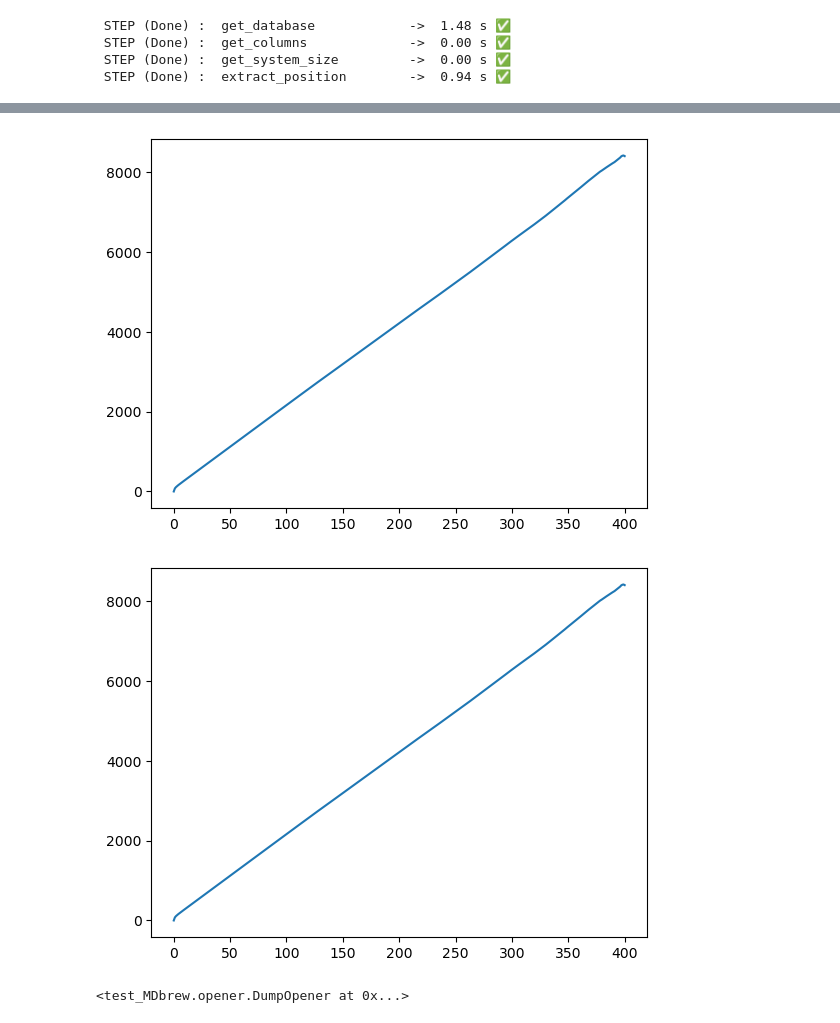
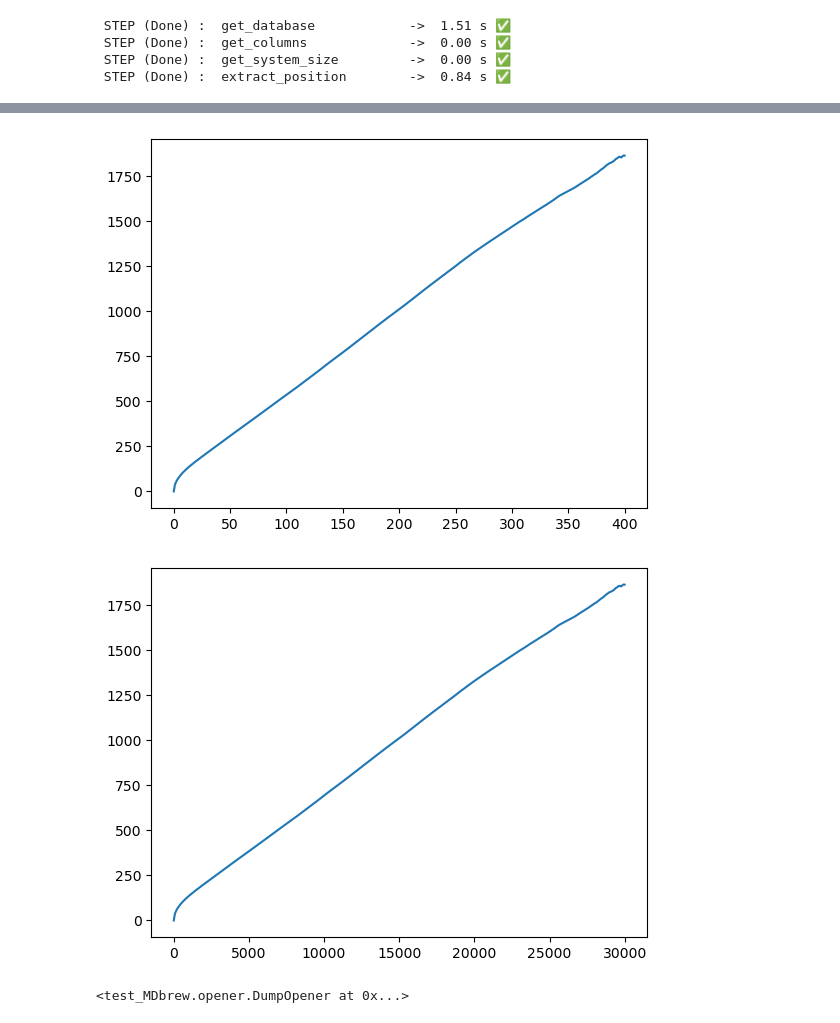
Before and after one commit to minu928/MDbrew, a Jupyter notebook: benchmark/msd.ipynb, the cells around one changed output, grey strips where cells are left out. Cells and saved outputs as stored; diff of their text form; code cells hidden in the pictures.

```diff
--- a/benchmark/msd.ipynb
+++ b/benchmark/msd.ipynb
@@ -1,17 +1,17 @@
 # %%
 from test_MDbrew.opener import DumpOpener
-from test_MDbrew.Extractor import Extractor
-from test_MDbrew.MSD import MSD
+from test_MDbrew.extractor import Extractor
+from test_MDbrew.msd import MSD
 
 path = './test.lammpstrj'
 data = DumpOpener(path)
 extractor = Extractor(data=data)
-unwrapped_position = extractor.extract_position(type_=1, wrapped=False)
+unwrapped_position = extractor.extract_position(type_=2, wrapped=False)
 # %% [output]
- STEP (Done) :  get_database            ->  1.48 s ✅
+ STEP (Done) :  get_database            ->  1.51 s ✅
  STEP (Done) :  get_columns             ->  0.00 s ✅
  STEP (Done) :  get_system_size         ->  0.00 s ✅
- STEP (Done) :  extract_position        ->  0.94 s ✅
+ STEP (Done) :  extract_position        ->  0.84 s ✅
 # %%
 msd = MSD(unwrapped_position)
 msd.get_msd(method="direct", fft=True)
@@ -19,5 +19,5 @@ msd.plot_msd()
 msd.get_msd(method="window", fft=False)
 msd.plot_msd()
 msd.get_msd(method="window", fft=True)
-msd.plot_msd()
+msd.plot_msd(time_step=15000*0.005)
 # %% [output]
@@ -25,5 +25,5 @@ msd.plot_msd()
-[figure, old version]
+[figure, new version]
-[figure, old version]
+[figure, new version]
 # %%
 import pandas as pd
 import numpy as np
```
Also changed, not shown: parts of 1 cell of this notebook, 4 other files.
